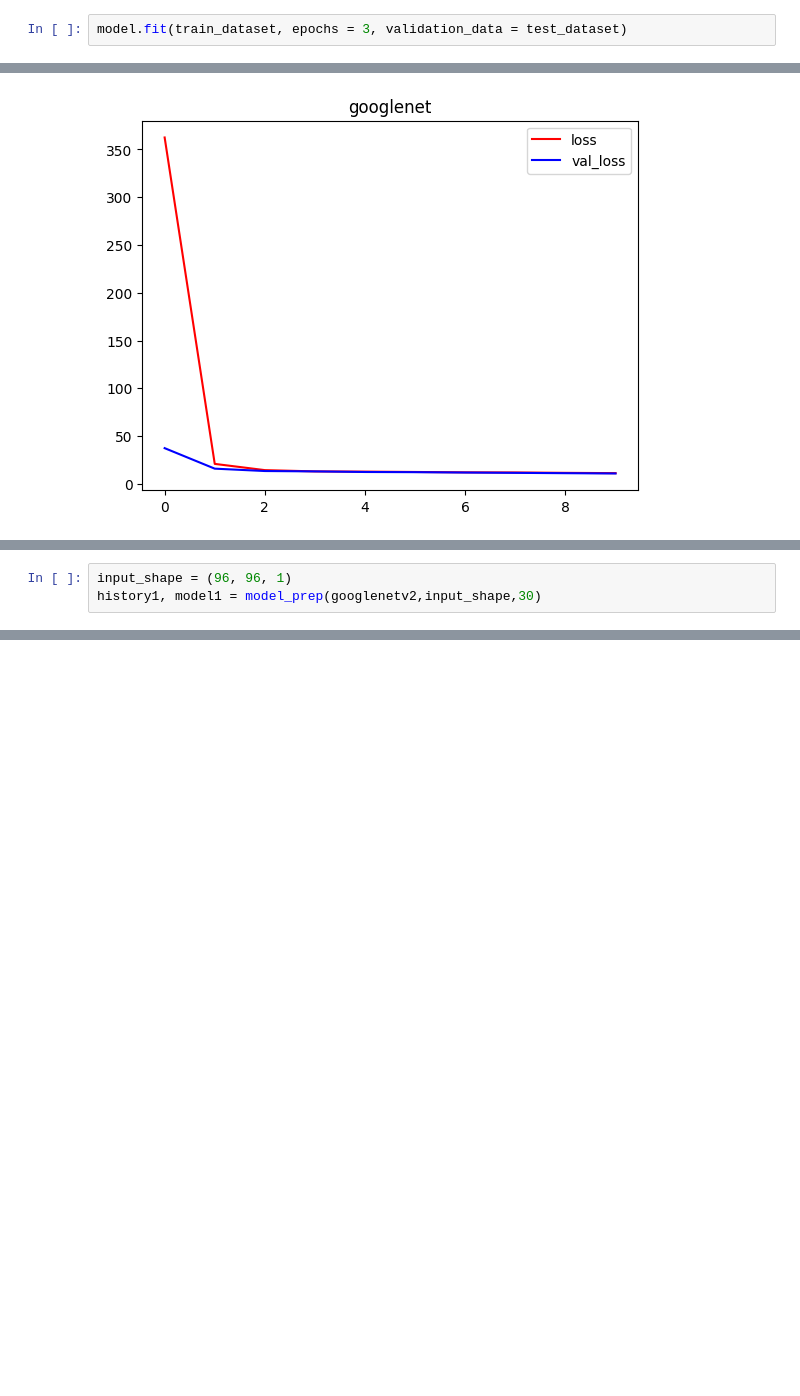
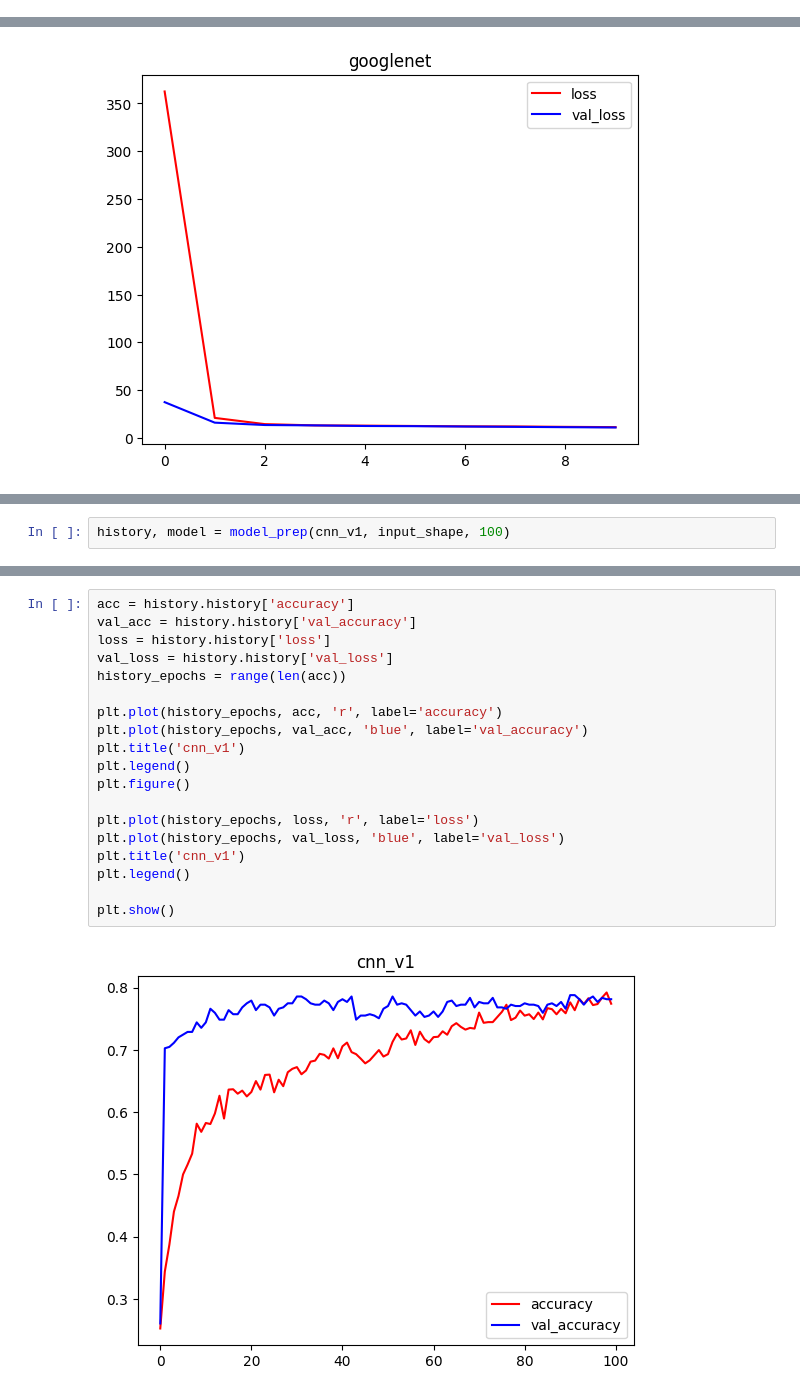
Before and after one commit to n-batruk/Facial-Keypoints-Detection, a Jupyter notebook: main.ipynb, the cells around one changed output, grey strips where cells are left out. Drawn from its saved outputs; the diff is of its cells as text; blank space fills up the shorter version.

Commit message:
added more CNN models, 78% accuracy

```diff
--- a/main.ipynb
+++ b/main.ipynb
@@ -232,5 +252,3 @@ Total params: 80316094 (306.38 MB)
 Trainable params: 80316094 (306.38 MB)
 Non-trainable params: 0 (0.00 Byte)
 __________________________________________________________________________________________________
-# %%
-model.fit(train_dataset, epochs = 3, validation_data = test_dataset)
@@ -295,3 +276,0 @@ def googlenetv2(input_shape):
-# %%
-input_shape = (96, 96, 1)
-history1, model1 = model_prep(googlenetv2,input_shape,30)
@@ -297,0 +303,2 @@ history1, model1 = model_prep(googlenetv2,input_shape,30)
+# %%
+history, model = model_prep(cnn_v1, input_shape, 100)
@@ -297,0 +323,21 @@ history1, model1 = model_prep(googlenetv2,input_shape,30)
+# %%
+acc = history.history['accuracy']
+val_acc = history.history['val_accuracy']
+loss = history.history['loss']
+val_loss = history.history['val_loss']
+history_epochs = range(len(acc))
+
+plt.plot(history_epochs, acc, 'r', label='accuracy')
+plt.plot(history_epochs, val_acc, 'blue', label='val_accuracy')
+plt.title('cnn_v1')
+plt.legend()
+plt.figure()
+
+plt.plot(history_epochs, loss, 'r', label='loss')
+plt.plot(history_epochs, val_loss, 'blue', label='val_loss')
+plt.title('cnn_v1')
+plt.legend()
+
+plt.show()
+# %% [output]
+[figure, added]
```
Also changed, not shown: parts of 21 cells of this notebook.
